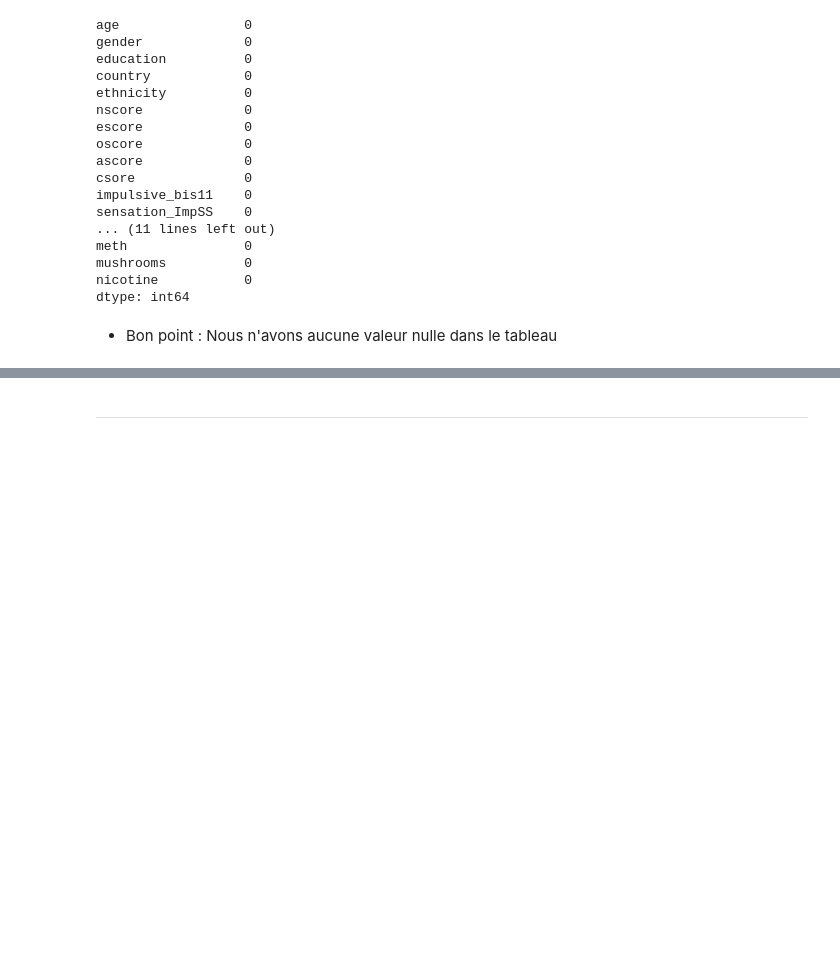
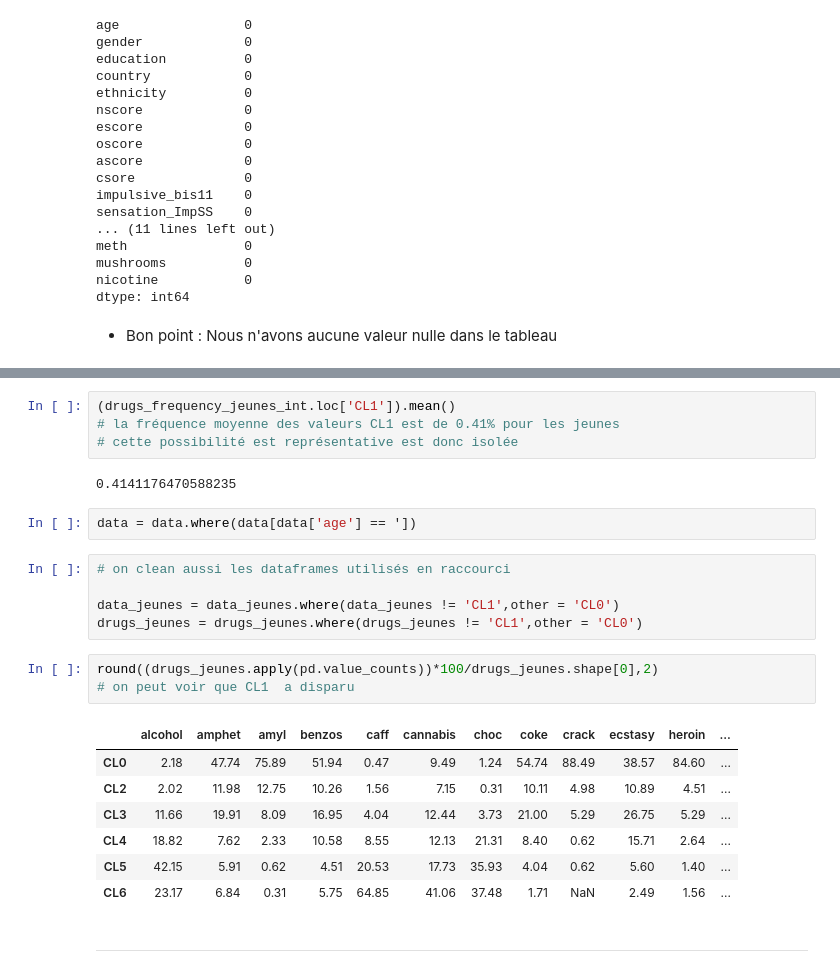
Before and after one commit to RayaneBDJ/Data-Analysis, a Jupyter notebook: FinalTP.ipynb, the cells around one changed output, grey strips where cells are left out. Saved outputs shown, nothing was run; the diff lists cells and outputs as text; blank space fills up the shorter version.

```diff
--- a/FinalTP.ipynb
+++ b/FinalTP.ipynb
@@ -750,3 +832,27 @@ dtype: int64
+# %%
+(drugs_frequency_jeunes_int.loc['CL1']).mean()
+# la fréquence moyenne des valeurs CL1 est de 0.41% pour les jeunes
+# cette possibilité est représentative est donc isolée
+# %% [output]
+0.4141176470588235
+# %%
+data = data.where(data[data['age'] == '])
+# %%
+# on clean aussi les dataframes utilisés en raccourci
+
+data_jeunes = data_jeunes.where(data_jeunes != 'CL1',other = 'CL0')
+drugs_jeunes = drugs_jeunes.where(drugs_jeunes != 'CL1',other = 'CL0')
+# %%
+round((drugs_jeunes.apply(pd.value_counts))*100/drugs_jeunes.shape[0],2)
+# on peut voir que CL1  a disparu
+# %% [output]
+|  | alcohol | amphet | amyl | benzos | caff | cannabis | choc | coke | crack | ecstasy | heroin | ... |
+| CL0 | 2.18 | 47.74 | 75.89 | 51.94 | 0.47 | 9.49 | 1.24 | 54.74 | 88.49 | 38.57 | 84.60 | ... |
+| CL2 | 2.02 | 11.98 | 12.75 | 10.26 | 1.56 | 7.15 | 0.31 | 10.11 | 4.98 | 10.89 | 4.51 | ... |
+| CL3 | 11.66 | 19.91 | 8.09 | 16.95 | 4.04 | 12.44 | 3.73 | 21.00 | 5.29 | 26.75 | 5.29 | ... |
+| CL4 | 18.82 | 7.62 | 2.33 | 10.58 | 8.55 | 12.13 | 21.31 | 8.40 | 0.62 | 15.71 | 2.64 | ... |
+| CL5 | 42.15 | 5.91 | 0.62 | 4.51 | 20.53 | 17.73 | 35.93 | 4.04 | 0.62 | 5.60 | 1.40 | ... |
+| CL6 | 23.17 | 6.84 | 0.31 | 5.75 | 64.85 | 41.06 | 37.48 | 1.71 | NaN | 2.49 | 1.56 | ... |
 # %% [markdown]
 ---
 # %% [markdown]
```
Also changed, not shown: parts of 21 cells of this notebook.
